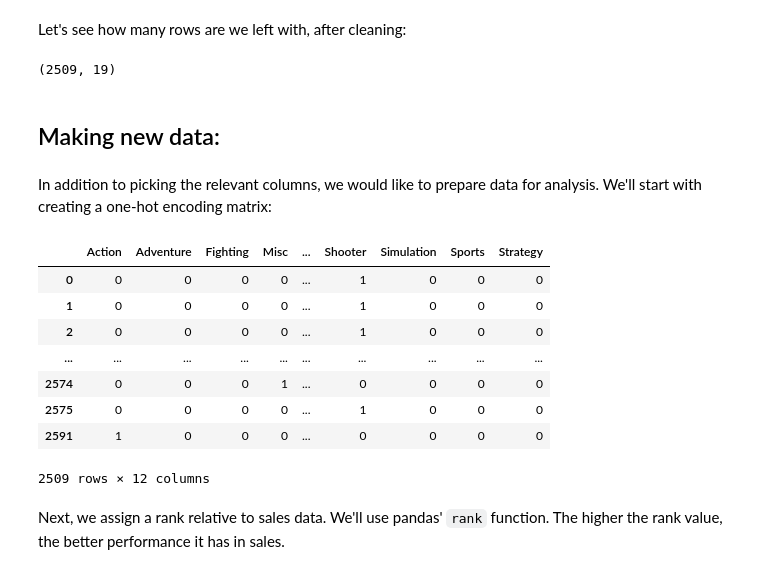
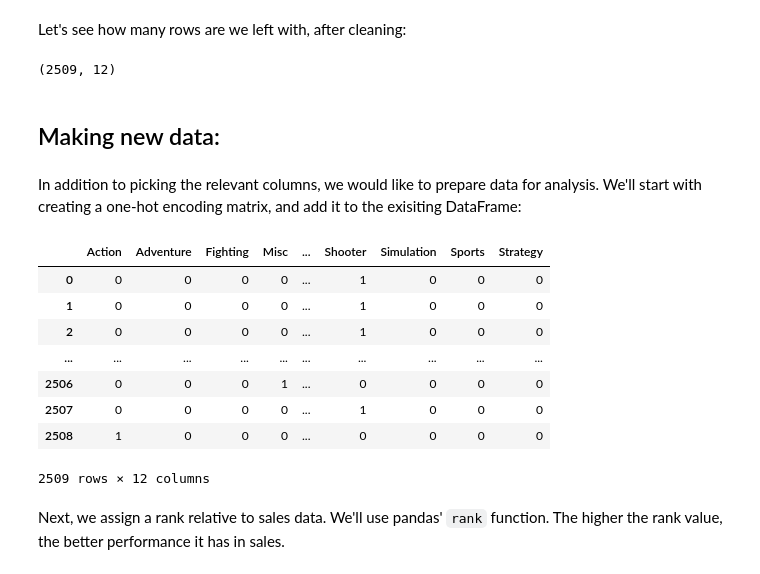
Before and after one commit to kvh8899/mostpopvidgame, a Jupyter notebook: FinalProject_group004_actual.ipynb, the cells around one changed output. Drawn from its saved outputs; the diff is of its cells as text; code cells hidden in the pictures.

```diff
--- a/FinalProject_group004_actual.ipynb
+++ b/FinalProject_group004_actual.ipynb
@@ -156,7 +159,7 @@ Index(['game', 'platform', 'developer', 'genre', 'number_players', 'rating',
 # %% [markdown]
 The column labels are not clear, so we'll rename some of them. In the Kaggle page, sales are in units of millions. We will also not make use of the release year and the rank (we'll create our own ranks). Since we are only interested in the critic and user scores from the Metacritic data, we will not use the rest. We might not need name, but we'll keep it for now.
 # %%
-vgsales = vgsales.drop(['Year', 'Rank', 'Publisher', 'release_date', 'platform', 'genre', 'rating'], axis=1)
+vgsales = vgsales.drop(['Year', 'Rank', 'Publisher', 'release_date', 'platform', 'genre', 'rating', 'number_players', 'positive_critics', 'negative_critics', 'neutral_critics', 'positive_users', 'neutral_users', 'negative_users'], axis=1)
 vgsales = vgsales.rename(columns=str.lower)
 vgsales = vgsales.rename(columns={'na_sales' : 'na_sales_million', 'eu_sales': 'eu_sales_million', 'jp_sales': 'jp_sales_million', 'other_sales': 'other_sales_million', 'global_sales': 'global_sales_million'})
 # %% [markdown]
@@ -183,4 +186,4 @@ array(['X360', 'PS3', 'PC', 'WiiU', '3DS', 'PSV', 'PS4', 'XOne', 'Wii',
 Finally, let's drop rows that are missing one or more data point for sales data.
 # %%
 vgsales = vgsales.dropna(subset=['eu_sales_million', 'jp_sales_million', 'na_sales_million', 'other_sales_million', 'global_sales_million'])
-vgsales.reset_index(drop=True)
+vgsales.reset_index(inplace=True, drop=True)
@@ -199,9 +192,9 @@ Let's see how many rows are we left with, after cleaning:
 # %%
 vgsales.shape
 # %% [output]
-(2509, 19)
+(2509, 12)
 # %% [markdown]
 ## Making new data:
 # %% [markdown]
-In addition to picking the relevant columns, we would like to prepare data for analysis. We'll start with creating a one-hot encoding matrix:
+In addition to picking the relevant columns, we would like to prepare data for analysis. We'll start with creating a one-hot encoding matrix, and add it to the exisiting DataFrame:
 # %%
@@ -209,15 +202,17 @@ genere_unique = vgsales['genre'].unique()
 # %%
 genre_encode = pd.get_dummies(vgsales['genre'])
+genre_encode.reset_index(inplace=True, drop=True)
+vgsales = vgsales.join(genre_encode)
 genre_encode
 # %% [output]
 |  | Action | Adventure | Fighting | Misc | ... | Shooter | Simulation | Sports | Strategy |
 | 0 | 0 | 0 | 0 | 0 | ... | 1 | 0 | 0 | 0 |
 | 1 | 0 | 0 | 0 | 0 | ... | 1 | 0 | 0 | 0 |
 | 2 | 0 | 0 | 0 | 0 | ... | 1 | 0 | 0 | 0 |
 | ... | ... | ... | ... | ... | ... | ... | ... | ... | ... |
-| 2574 | 0 | 0 | 0 | 1 | ... | 0 | 0 | 0 | 0 |
-| 2575 | 0 | 0 | 0 | 0 | ... | 1 | 0 | 0 | 0 |
-| 2591 | 1 | 0 | 0 | 0 | ... | 0 | 0 | 0 | 0 |
+| 2506 | 0 | 0 | 0 | 1 | ... | 0 | 0 | 0 | 0 |
+| 2507 | 0 | 0 | 0 | 0 | ... | 1 | 0 | 0 | 0 |
+| 2508 | 1 | 0 | 0 | 0 | ... | 0 | 0 | 0 | 0 |
 2509 rows × 12 columns
 # %% [markdown]
 Next, we assign a rank relative to sales data. We'll use pandas' `rank` function. The higher the rank value, the better performance it has in sales.
```
Also changed, not shown: parts of 28 cells of this notebook.
